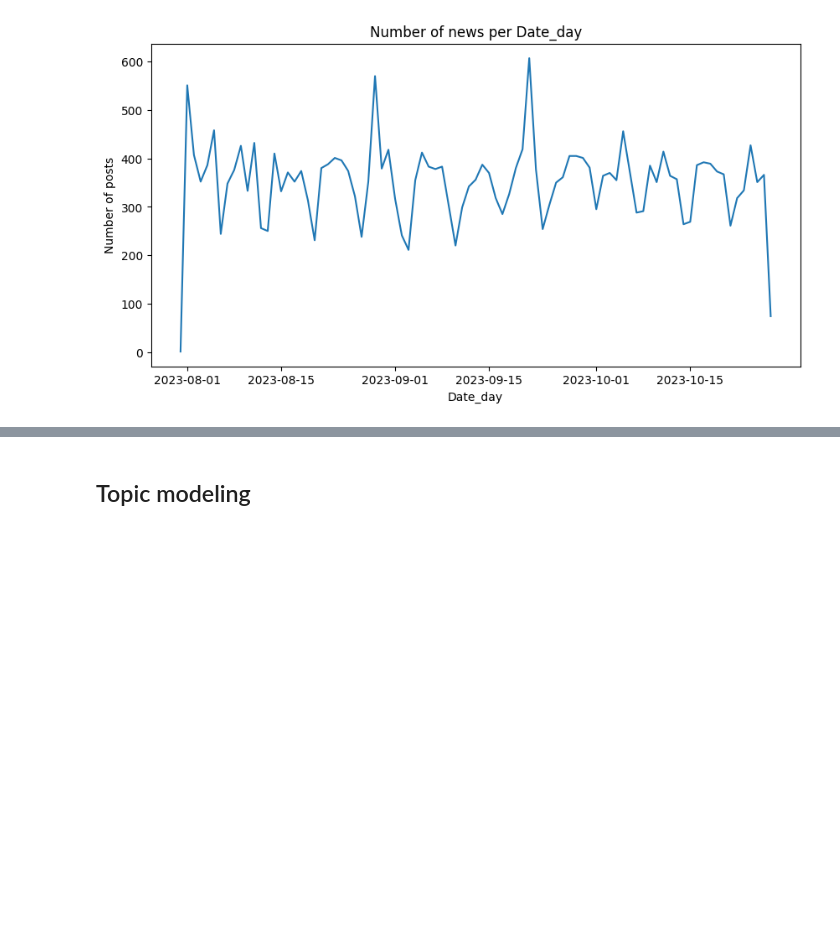
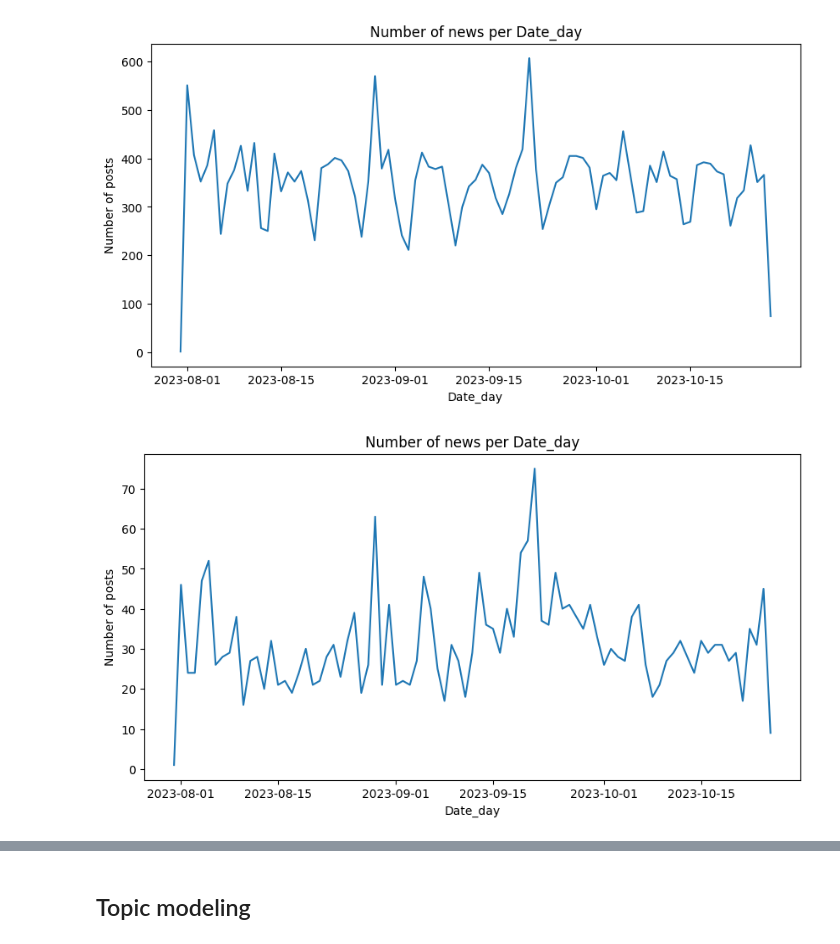
Before and after one commit to EvgeniyAzarov/iasa_nlp_homeworks, a Jupyter notebook: HW7_topics_modeling/hw7.ipynb, the cells around one changed output, grey strips where cells are left out. Drawn from its saved outputs; the diff is of its cells as text; code cells hidden in the pictures; blank space fills up the shorter version.

```diff
--- a/HW7_topics_modeling/hw7.ipynb
+++ b/HW7_topics_modeling/hw7.ipynb
@@ -201,3 +215,12 @@ plt.ylabel("Number of posts")
 plt.show()
 # %% [output]
 [figure]
+# %%
+plt.figure(figsize=(10,5))
+plt.title("Number of news per Date_day")
+df[df['channelname'] == 'darnicalive'].groupby("Date_day")["content"].count().plot()
+plt.xlabel("Date_day")
+plt.ylabel("Number of posts")
+plt.show()
+# %% [output]
+[figure, added]
```
Also changed, not shown: parts of 15 cells of this notebook.
